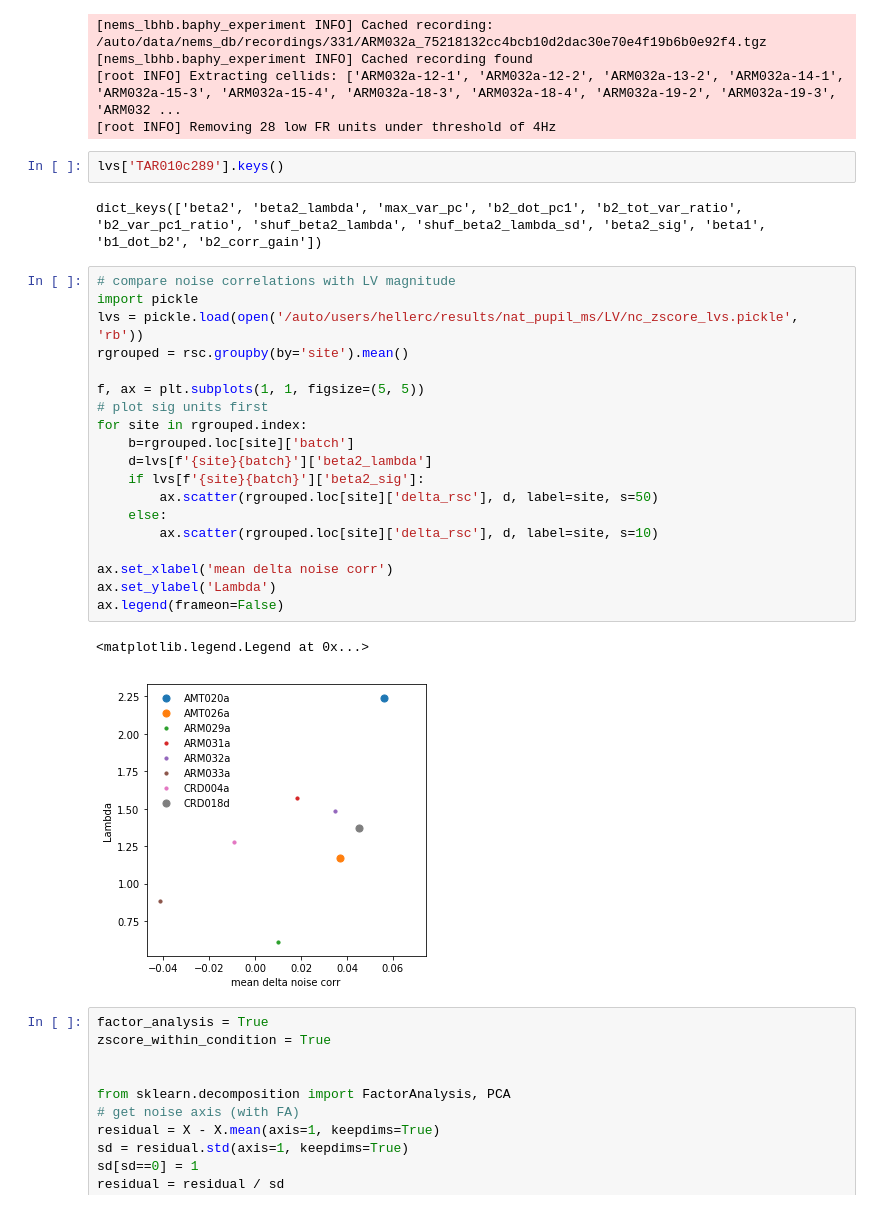
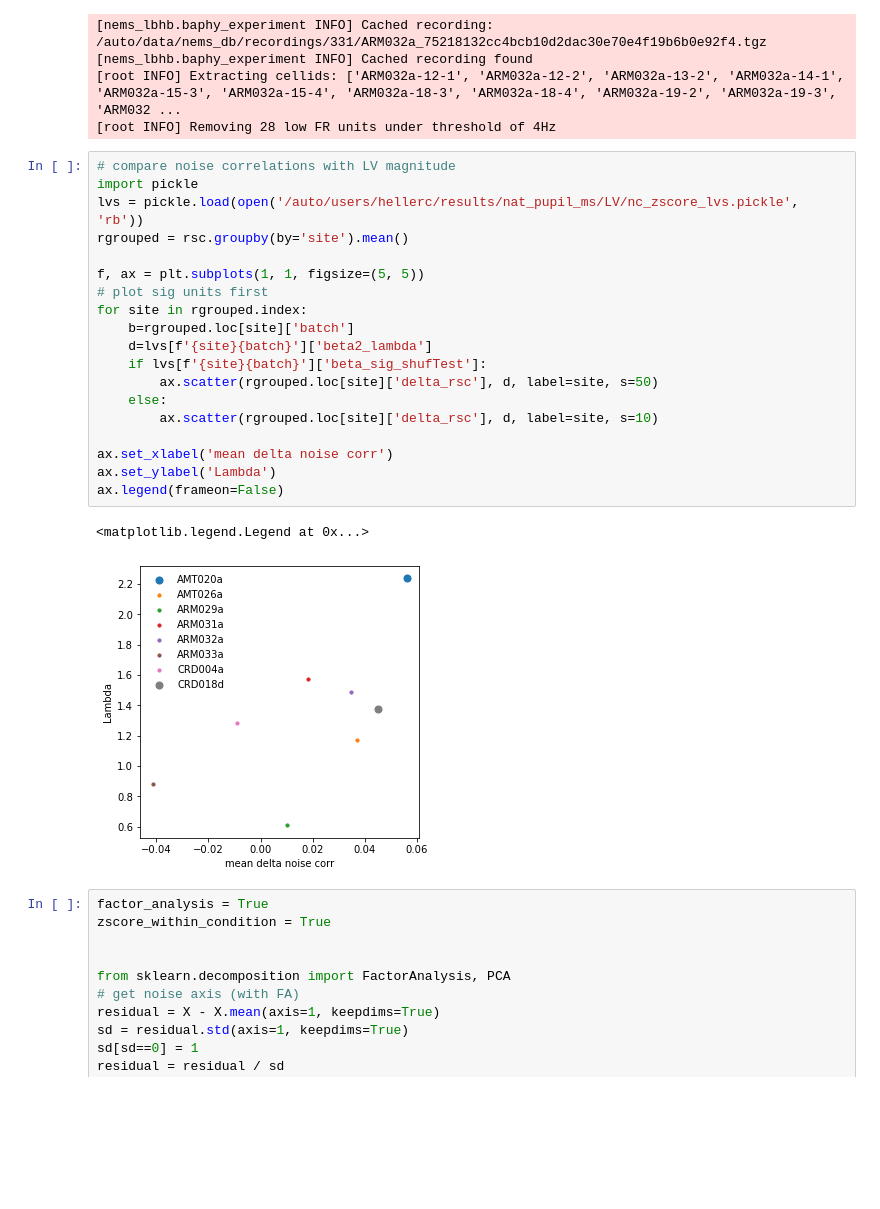
Before and after one commit to crheller/nat_pup_ms, a Jupyter notebook: test_scripts/may21_updates.ipynb, the cells around one changed output. Drawn from its saved outputs; the diff is of its cells as text; blank space fills up the shorter version.

```diff
--- a/test_scripts/may21_updates.ipynb
+++ b/test_scripts/may21_updates.ipynb
@@ -445,32 +428,28 @@ X = X[0]
 [nems_lbhb.baphy_experiment INFO] Cached recording found
 [root INFO] Extracting cellids: ['ARM032a-12-1', 'ARM032a-12-2', 'ARM032a-13-2', 'ARM032a-14-1', 'ARM032a-15-3', 'ARM032a-15-4', 'ARM032a-18-3', 'ARM032a-18-4', 'ARM032a-19-2', 'ARM032a-19-3', 'ARM032 ...
 [root INFO] Removing 28 low FR units under threshold of 4Hz
-# %%
-lvs['TAR010c289'].keys()
-# %% [output]
-dict_keys(['beta2', 'beta2_lambda', 'max_var_pc', 'b2_dot_pc1', 'b2_tot_var_ratio', 'b2_var_pc1_ratio', 'shuf_beta2_lambda', 'shuf_beta2_lambda_sd', 'beta2_sig', 'beta1', 'b1_dot_b2', 'b2_corr_gain'])
 # %%
 # compare noise correlations with LV magnitude
 import pickle
 lvs = pickle.load(open('/auto/users/hellerc/results/nat_pupil_ms/LV/nc_zscore_lvs.pickle', 'rb'))
 rgrouped = rsc.groupby(by='site').mean()
 
 f, ax = plt.subplots(1, 1, figsize=(5, 5))
 # plot sig units first
 for site in rgrouped.index:
     b=rgrouped.loc[site]['batch']
     d=lvs[f'{site}{batch}']['beta2_lambda']
-    if lvs[f'{site}{batch}']['beta2_sig']:
+    if lvs[f'{site}{batch}']['beta_sig_shufTest']:
         ax.scatter(rgrouped.loc[site]['delta_rsc'], d, label=site, s=50)
     else:
         ax.scatter(rgrouped.loc[site]['delta_rsc'], d, label=site, s=10)
 
 ax.set_xlabel('mean delta noise corr')
 ax.set_ylabel('Lambda')
 ax.legend(frameon=False)
 # %% [output]
 <matplotlib.legend.Legend at 0x...>
-[figure, old version]
+[figure, new version]
 # %%
 factor_analysis = True
 zscore_within_condition = True
```
Also changed, not shown: parts of 3 cells of this notebook.
